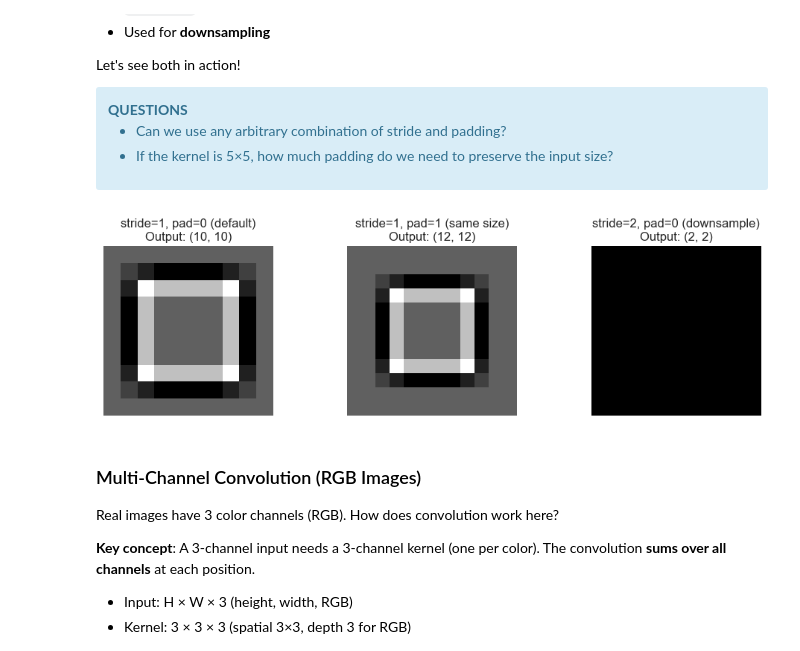
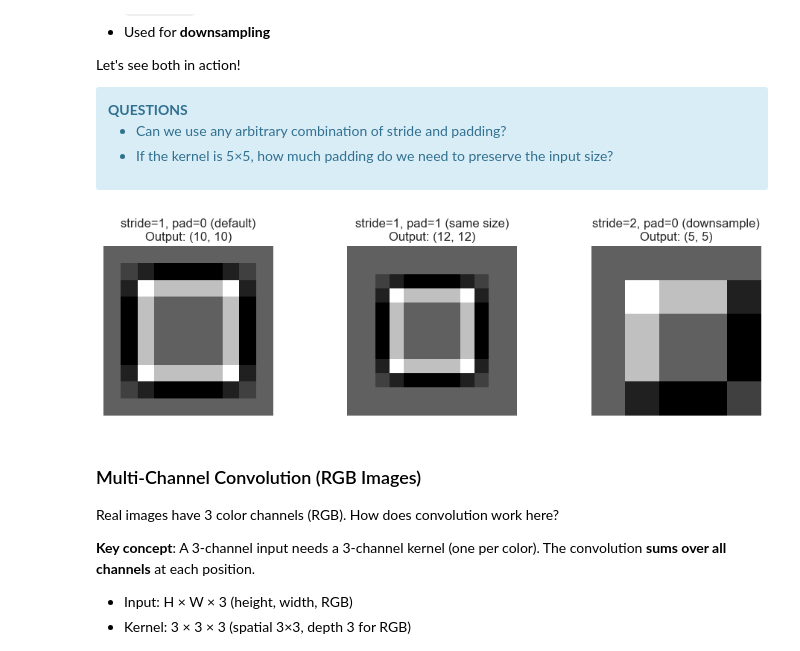
Before and after one commit to vib-training-conferences/machine-learning-and-deep-learning-fundamentals, a Jupyter notebook: exercises/cnn_visualization.ipynb, the cells around one changed output. Drawn from its saved outputs; the diff is of its cells as text; code cells hidden in the pictures.

```diff
--- a/exercises/cnn_visualization.ipynb
+++ b/exercises/cnn_visualization.ipynb
@@ -160,24 +160,24 @@ Let's see both in action!
 # %%
 edge_kernel = kernels["edge"]
 
 # Test three configurations
 settings = [
     (1, 0, "stride=1, pad=0 (default)"),
     (1, 1, "stride=1, pad=1 (same size)"),
-    (7, 2, "stride=2, pad=0 (downsample)"),
+    (2, 0, "stride=2, pad=0 (downsample)"),
 ]
 
 fig, axes = plt.subplots(1, 3, figsize=(10, 3))
 for ax, (stride, padding, label) in zip(axes, settings):
     out = F.conv2d(toy, edge_kernel.unsqueeze(0), stride=stride, padding=padding)
     ax.imshow(out[0, 0].detach().numpy(), cmap="gray")
     ax.set_title(f"{label}\nOutput: {tuple(out.shape[-2:])}")
     ax.axis("off")
 
 plt.tight_layout()
 plt.show()
 # %% [output]
-[figure, old version]
+[figure, new version]
 # %% [markdown]
 ### Multi-Channel Convolution (RGB Images)
 
```
Also changed, not shown: parts of 27 cells of this notebook.
